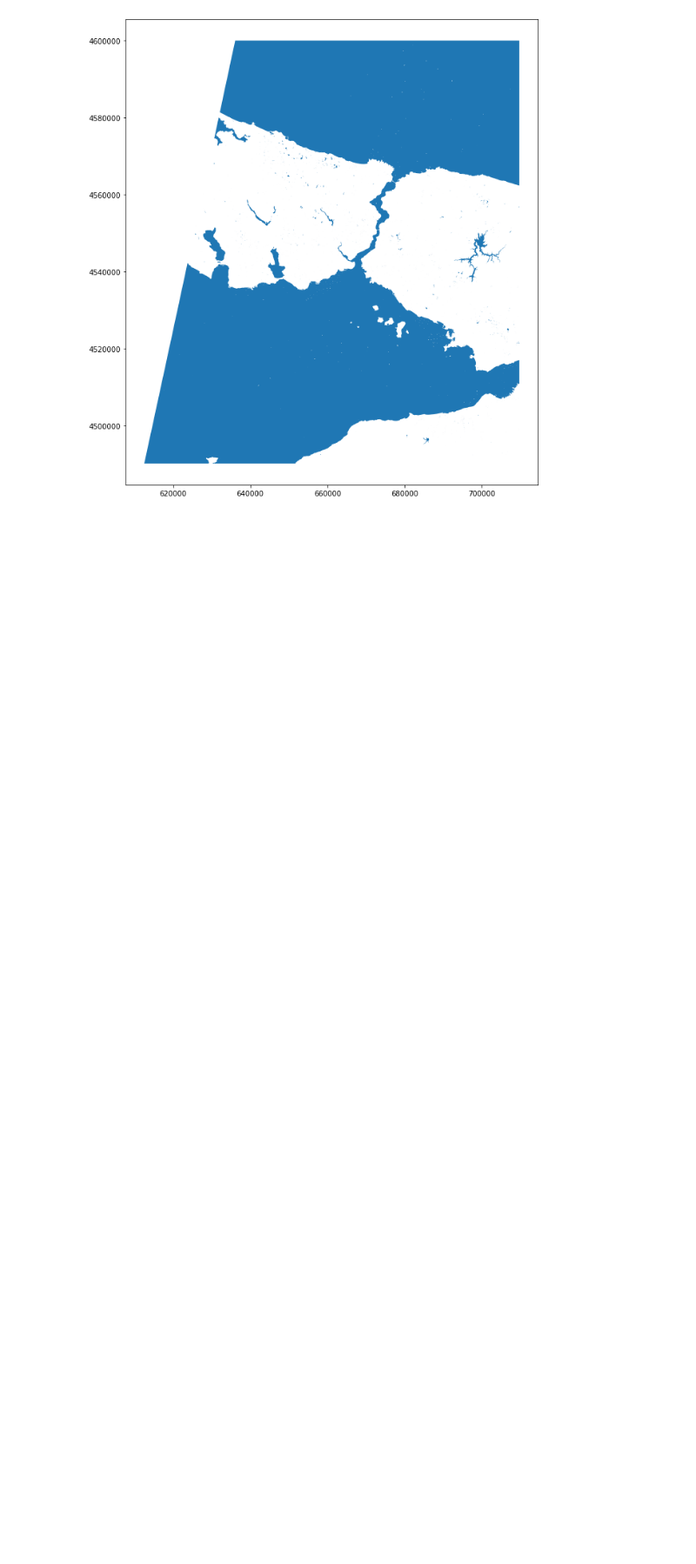
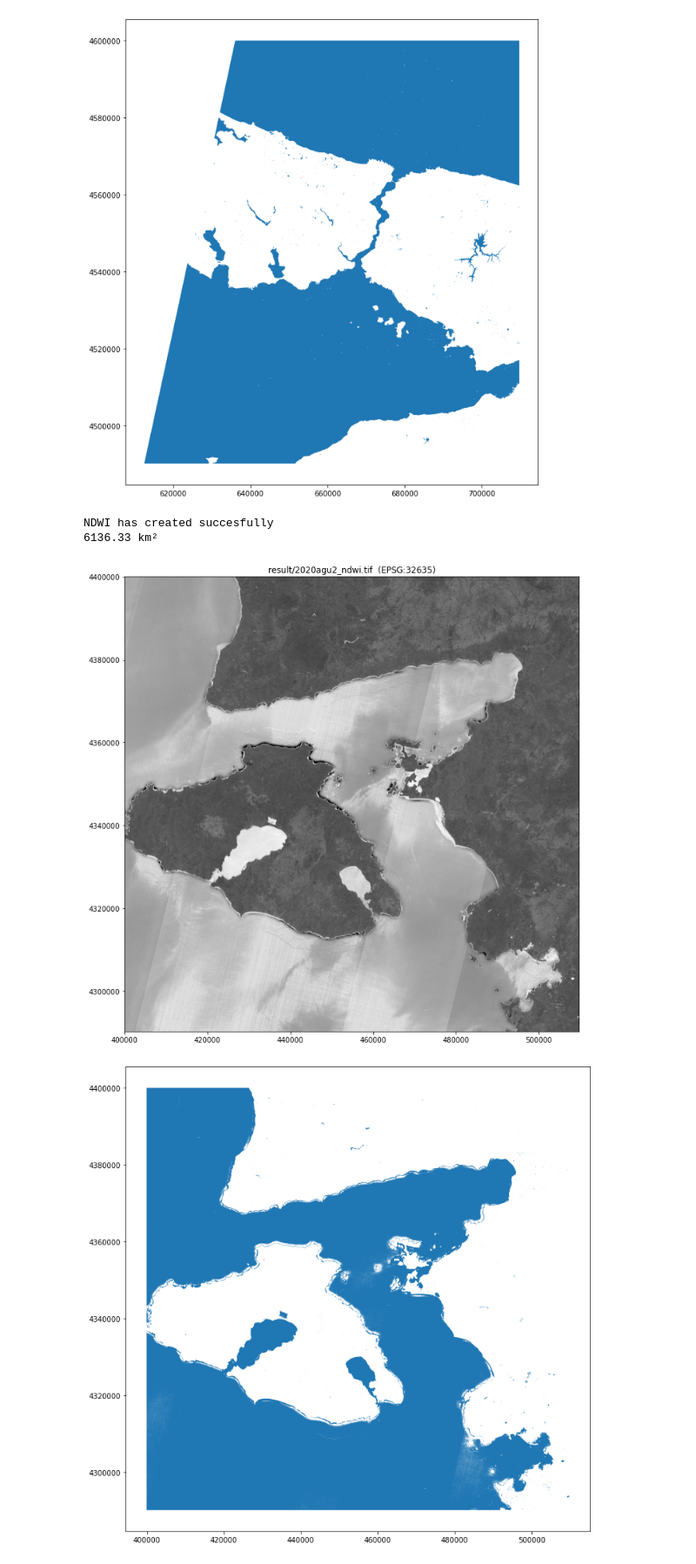
Before and after one commit to dagdelenvolkan/Extraction-Water-Areas-from-Sentinel-2A, a Jupyter notebook: example.ipynb, the cells around one changed output. Shown at 87% size. Drawn from its saved outputs; the diff is of its cells as text; code cells hidden in the pictures; blank space fills up the shorter version.

```diff
--- a/example.ipynb
+++ b/example.ipynb
@@ -11,3 +11,12 @@ NDWI has created succesfully
 5667.59 km²
 [figure]
 [figure]
+# %%
+NDWI.NDWI('T35SMD_20200825T085601_B03_10m.jp2', 'T35SMD_20200825T085601_B12_20m.jp2', 'result/2020agu2_ndwi.tif')
+NDWI.Calculate_Area('result/2020agu2_ndwi.tif').print_screen()
+NDWI.Vectorize('result/2020agu2_ndwi.tif', '2020_agu2.shp').show_vector()
+# %% [output]
+NDWI has created succesfully
+6136.33 km²
+[figure, added]
+[figure, added]
```
